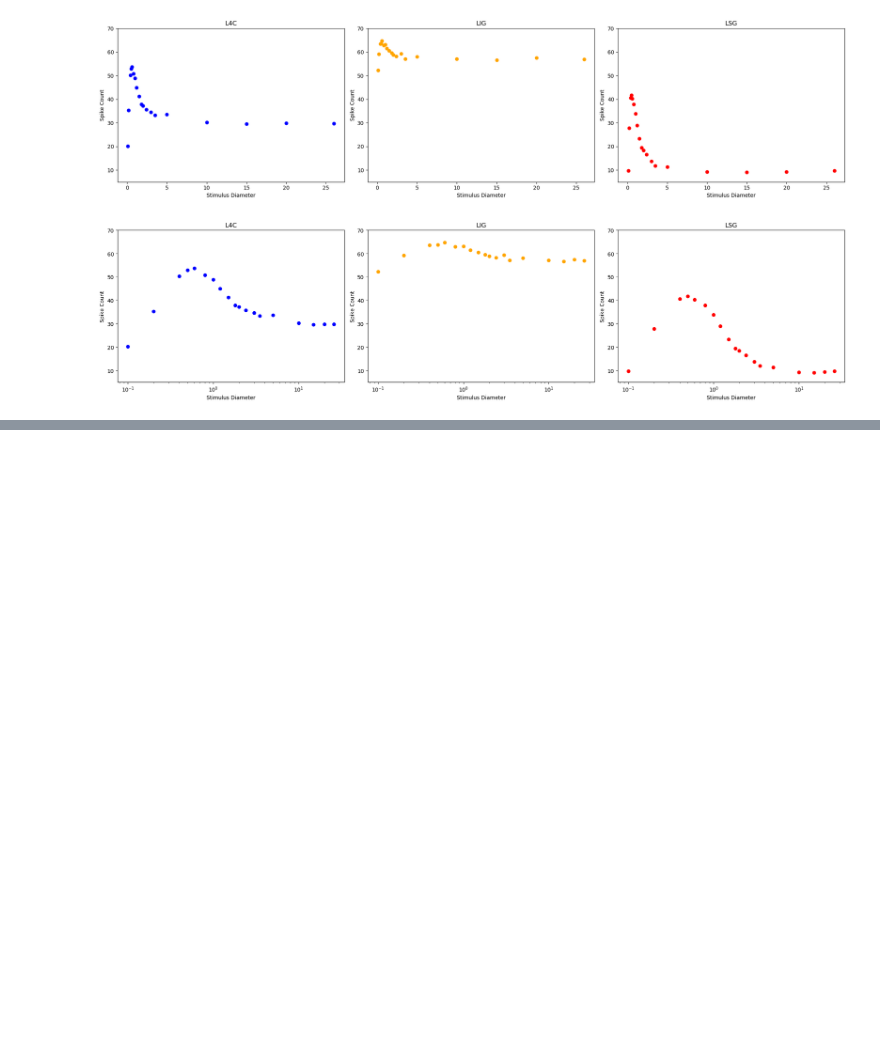
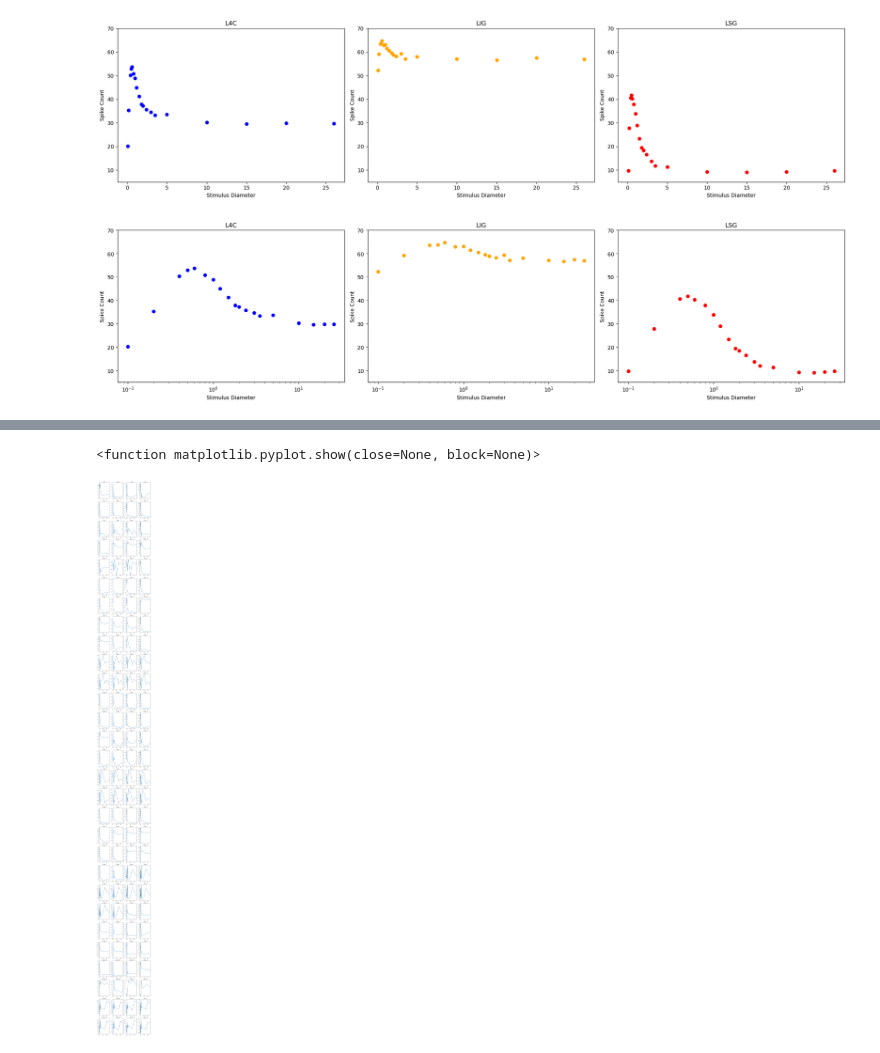
Before and after one commit to nurminenlab/realtime-analysis, a Jupyter notebook: trialdataDA.ipynb, the cells around one changed output, grey strips where cells are left out. Drawn from its saved outputs; the diff is of its cells as text; code cells hidden in the pictures; blank space fills up the shorter version.

```diff
--- a/trialdataDA.ipynb
+++ b/trialdataDA.ipynb
@@ -220,0 +229,15 @@ plt.show()
+# %%
+# Create subplots with one plot for each row of the dataframe
+fig, axes = plt.subplots(int(len(datadf['Cell Number'].unique())/4), 4, figsize=(10, 100))
+axes = axes.ravel()
+for i in range(len(datadf['Cell Number'].unique())):
+    x = datadf[datadf['Cell Number']==datadf['Cell Number'].unique()[i]]['Stimulus Diameter']
+    y = datadf[datadf['Cell Number']==datadf['Cell Number'].unique()[i]]['Spike Count']
+    axes[i].plot(x, y)
+    axes[i].set_title(datadf['Cell Number'].unique()[i])
+# Show the figure
+fig.tight_layout()
+plt.show
+# %% [output]
+<function matplotlib.pyplot.show(close=None, block=None)>
+[figure, added]
```
Also changed, not shown: parts of 3 cells of this notebook.
